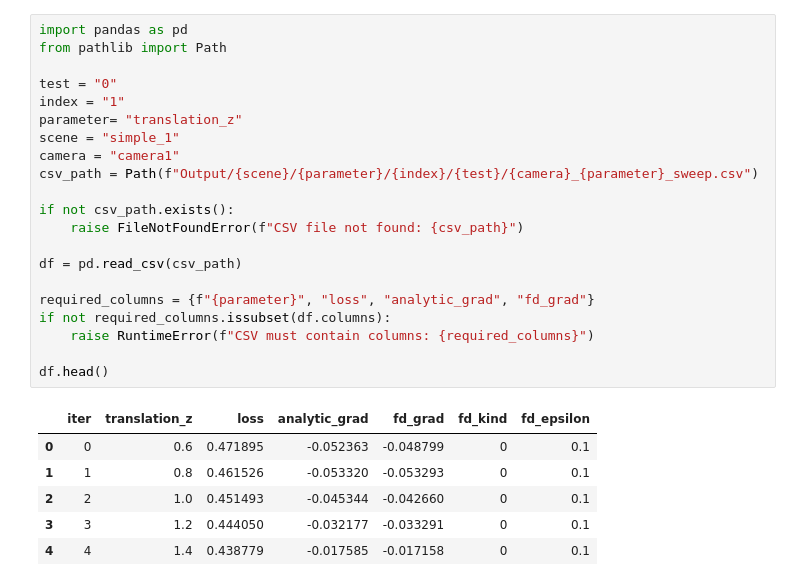
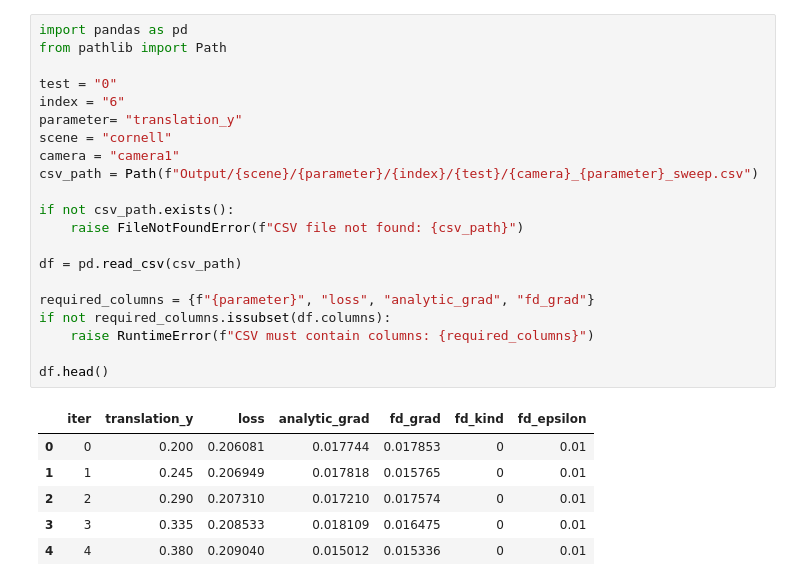
Before and after one commit to M-Gjerde/DifferentiablePointRendering, a Jupyter notebook: python/finite_difference/notebook_scatter.ipynb, the cells around one changed output. Drawn from its saved outputs; the diff is of its cells as text.

```diff
--- a/python/finite_difference/notebook_scatter.ipynb
+++ b/python/finite_difference/notebook_scatter.ipynb
@@ -1,31 +1,31 @@
 # %%
 import pandas as pd
 from pathlib import Path
 
 test = "0"
-index = "1"
-parameter= "translation_z"
-scene = "simple_1"
+index = "6"
+parameter= "translation_y"
+scene = "cornell"
 camera = "camera1"
 csv_path = Path(f"Output/{scene}/{parameter}/{index}/{test}/{camera}_{parameter}_sweep.csv")
 
 if not csv_path.exists():
     raise FileNotFoundError(f"CSV file not found: {csv_path}")
 
 df = pd.read_csv(csv_path)
 
 required_columns = {f"{parameter}", "loss", "analytic_grad", "fd_grad"}
 if not required_columns.issubset(df.columns):
     raise RuntimeError(f"CSV must contain columns: {required_columns}")
 
 df.head()
 # %% [output]
-|  | iter | translation_z | loss | analytic_grad | fd_grad | fd_kind | fd_epsilon |
-| 0 | 0 | 0.6 | 0.471895 | -0.052363 | -0.048799 | 0 | 0.1 |
-| 1 | 1 | 0.8 | 0.461526 | -0.053320 | -0.053293 | 0 | 0.1 |
-| 2 | 2 | 1.0 | 0.451493 | -0.045344 | -0.042660 | 0 | 0.1 |
-| 3 | 3 | 1.2 | 0.444050 | -0.032177 | -0.033291 | 0 | 0.1 |
-| 4 | 4 | 1.4 | 0.438779 | -0.017585 | -0.017158 | 0 | 0.1 |
+|  | iter | translation_y | loss | analytic_grad | fd_grad | fd_kind | fd_epsilon |
+| 0 | 0 | 0.200 | 0.206081 | 0.017744 | 0.017853 | 0 | 0.01 |
+| 1 | 1 | 0.245 | 0.206949 | 0.017818 | 0.015765 | 0 | 0.01 |
+| 2 | 2 | 0.290 | 0.207310 | 0.017210 | 0.017574 | 0 | 0.01 |
+| 3 | 3 | 0.335 | 0.208533 | 0.018109 | 0.016475 | 0 | 0.01 |
+| 4 | 4 | 0.380 | 0.209040 | 0.015012 | 0.015336 | 0 | 0.01 |
 # %%
 
 import matplotlib.pyplot as plt
```
Also changed, not shown: parts of 7 cells of this notebook, 9 other files.
